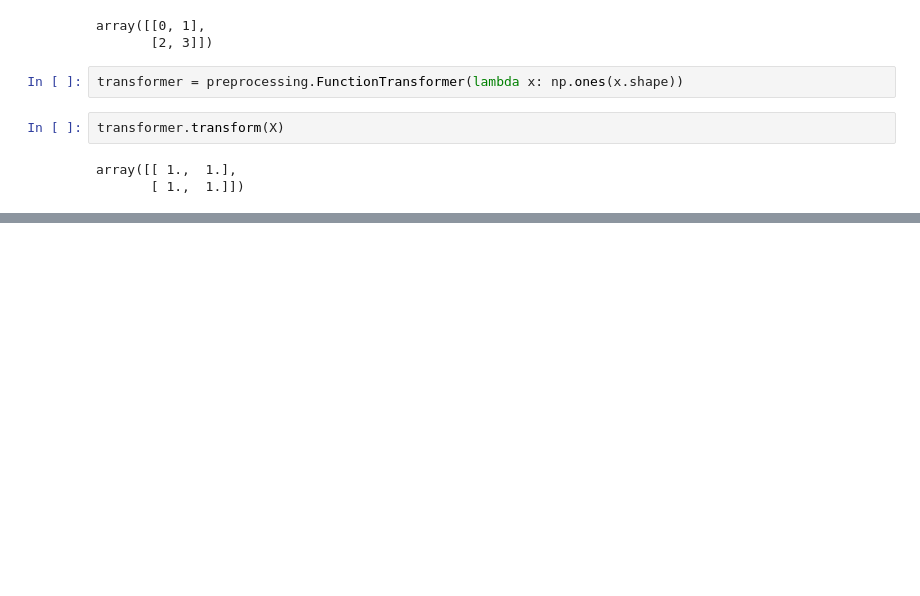
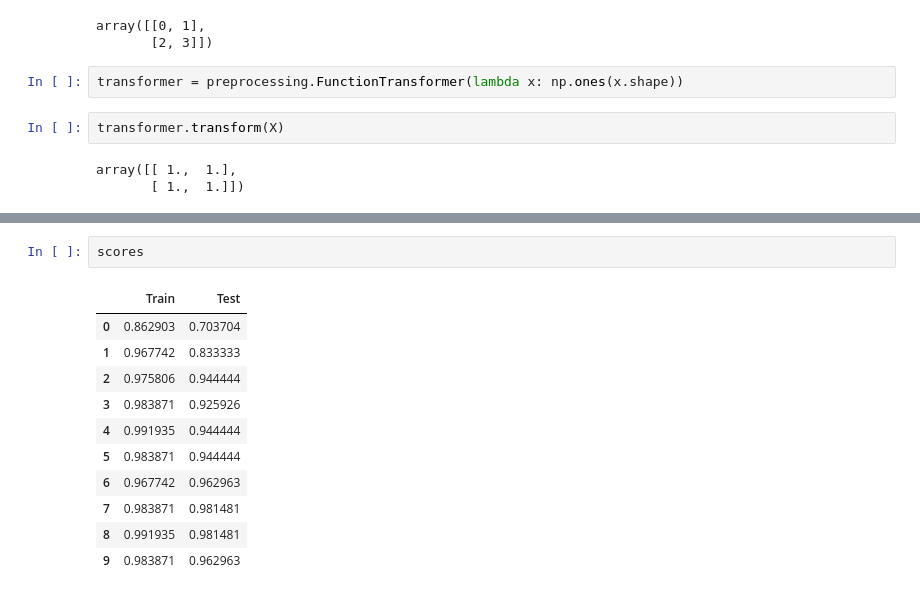
Before and after one commit to azenor-github/python-machine-learning-book, a Jupyter notebook: ch04/exercises.ipynb, the cells around one changed output, grey strips where cells are left out. Drawn from its saved outputs; the diff is of its cells as text; blank space fills up the shorter version.

```diff
--- a/ch04/exercises.ipynb
+++ b/ch04/exercises.ipynb
@@ -706,0 +768,14 @@ array([[ 1.,  1.],
+# %%
+scores
+# %% [output]
+|  | Train | Test |
+| 0 | 0.862903 | 0.703704 |
+| 1 | 0.967742 | 0.833333 |
+| 2 | 0.975806 | 0.944444 |
+| 3 | 0.983871 | 0.925926 |
+| 4 | 0.991935 | 0.944444 |
+| 5 | 0.983871 | 0.944444 |
+| 6 | 0.967742 | 0.962963 |
+| 7 | 0.983871 | 0.981481 |
+| 8 | 0.991935 | 0.981481 |
+| 9 | 0.983871 | 0.962963 |
```
Also changed, not shown: parts of 8 cells of this notebook, 3 other files.
